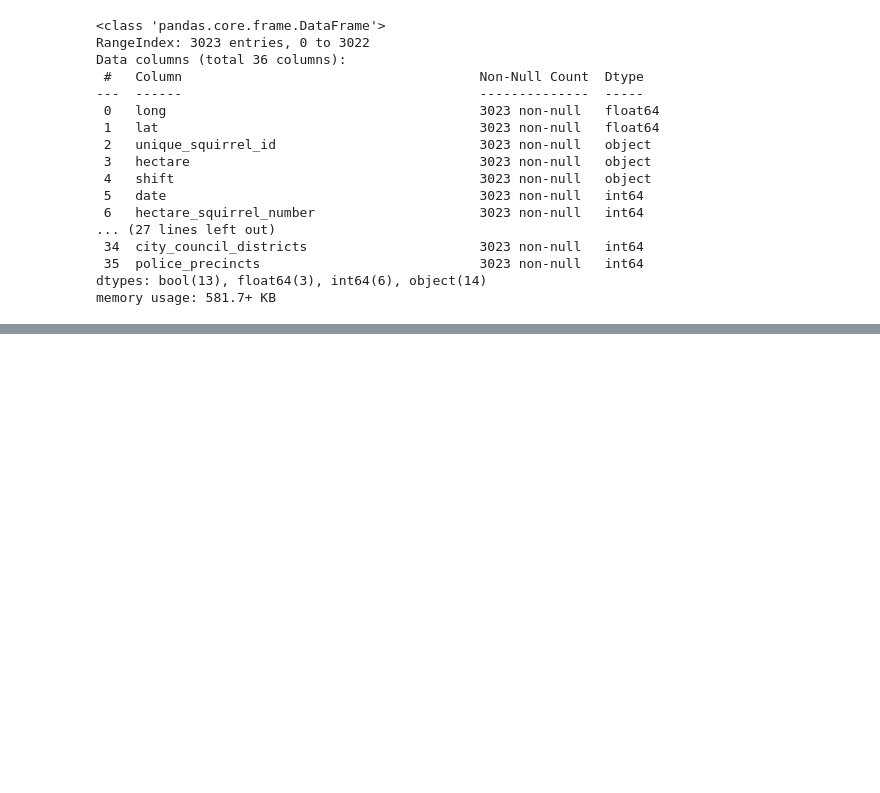
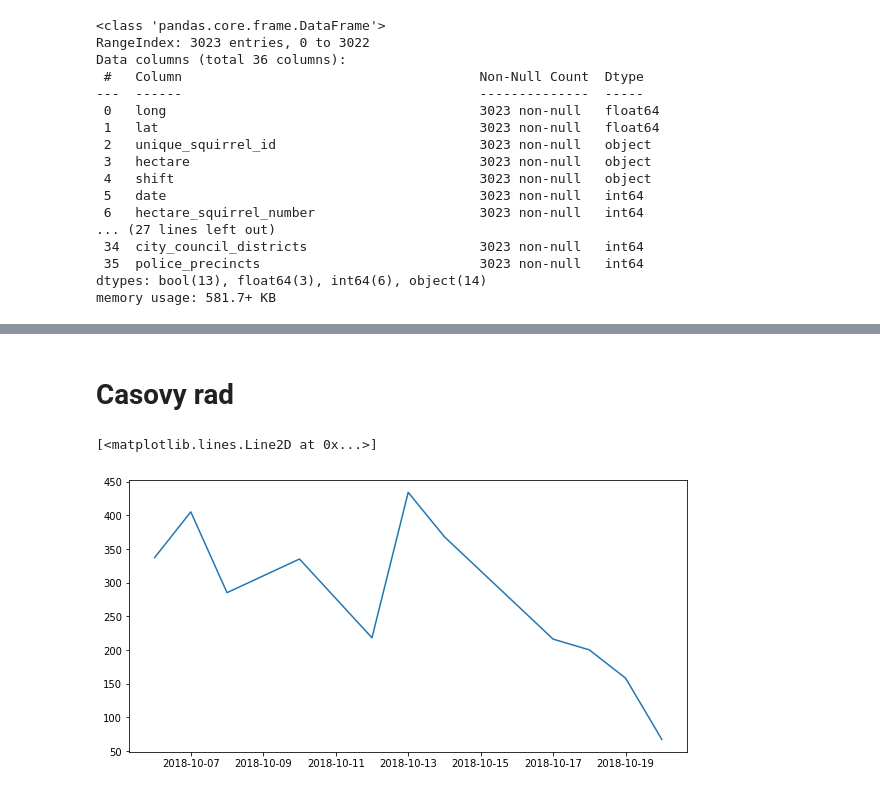
Before and after one commit to TheKompot/MAD, a Jupyter notebook: EDA.ipynb, the cells around one changed output, grey strips where cells are left out. Saved outputs shown, nothing was run; the diff lists cells and outputs as text; code cells hidden in the pictures; blank space fills up the shorter version.

```diff
--- a/EDA.ipynb
+++ b/EDA.ipynb
@@ -51,4 +51,4 @@ Data columns (total 36 columns):
 dtypes: bool(13), float64(3), int64(6), object(14)
 memory usage: 581.7+ KB
 # %%
-data = data[['long','lat','unique_squirrel_id','shift','date','age','primary_fur_color','highlight_fur_color','location','above_ground_sighter_measurement']]
+df = data[['long','lat','unique_squirrel_id','shift','date','age','primary_fur_color','highlight_fur_color','location','above_ground_sighter_measurement']]
@@ -54,0 +144,8 @@ data = data[['long','lat','unique_squirrel_id','shift','date','age','primary_fur
+# %% [markdown]
+# Casovy rad
+# %%
+plt.figure(figsize=(10,5))
+plt.plot(df.groupby('date')['long'].count())
+# %% [output]
+[<matplotlib.lines.Line2D at 0x...>]
+[figure, added]
```
Also changed, not shown: parts of 10 cells of this notebook.
